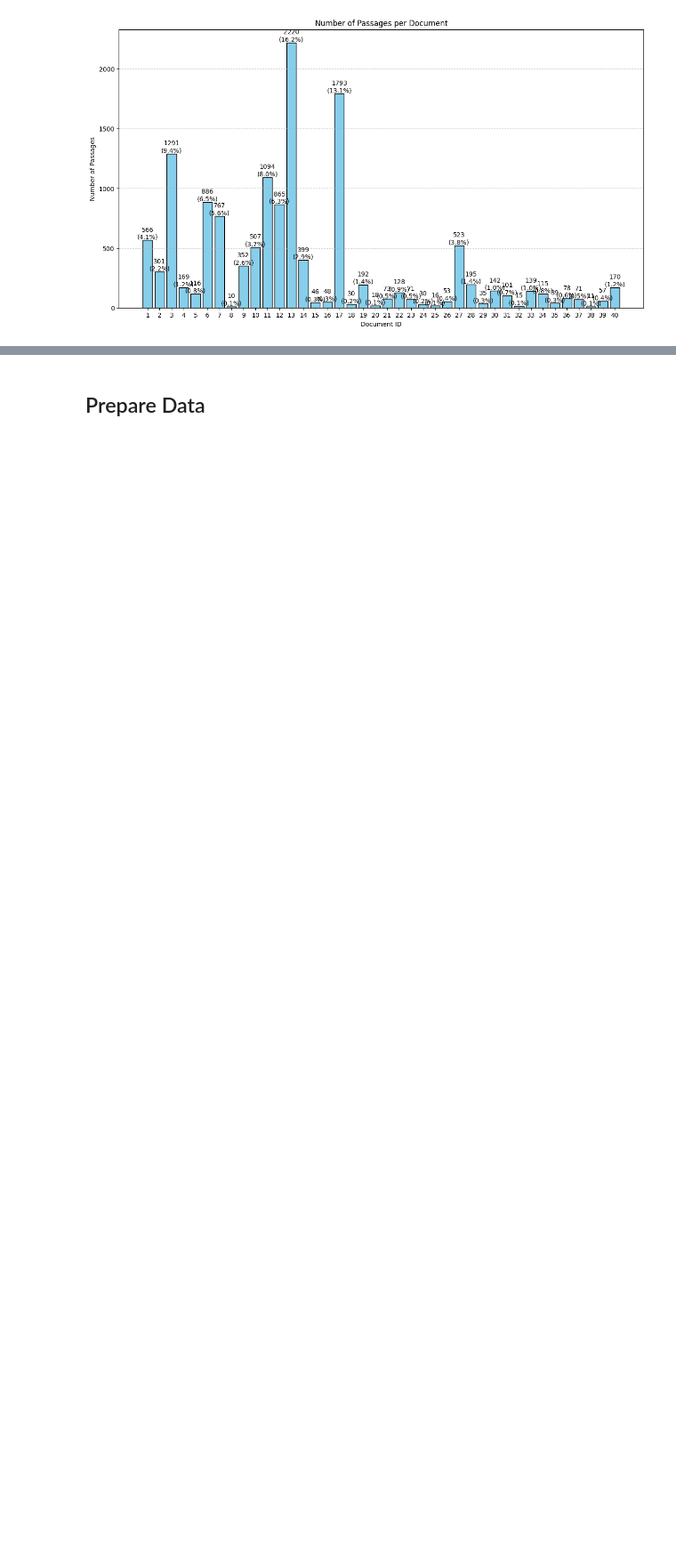
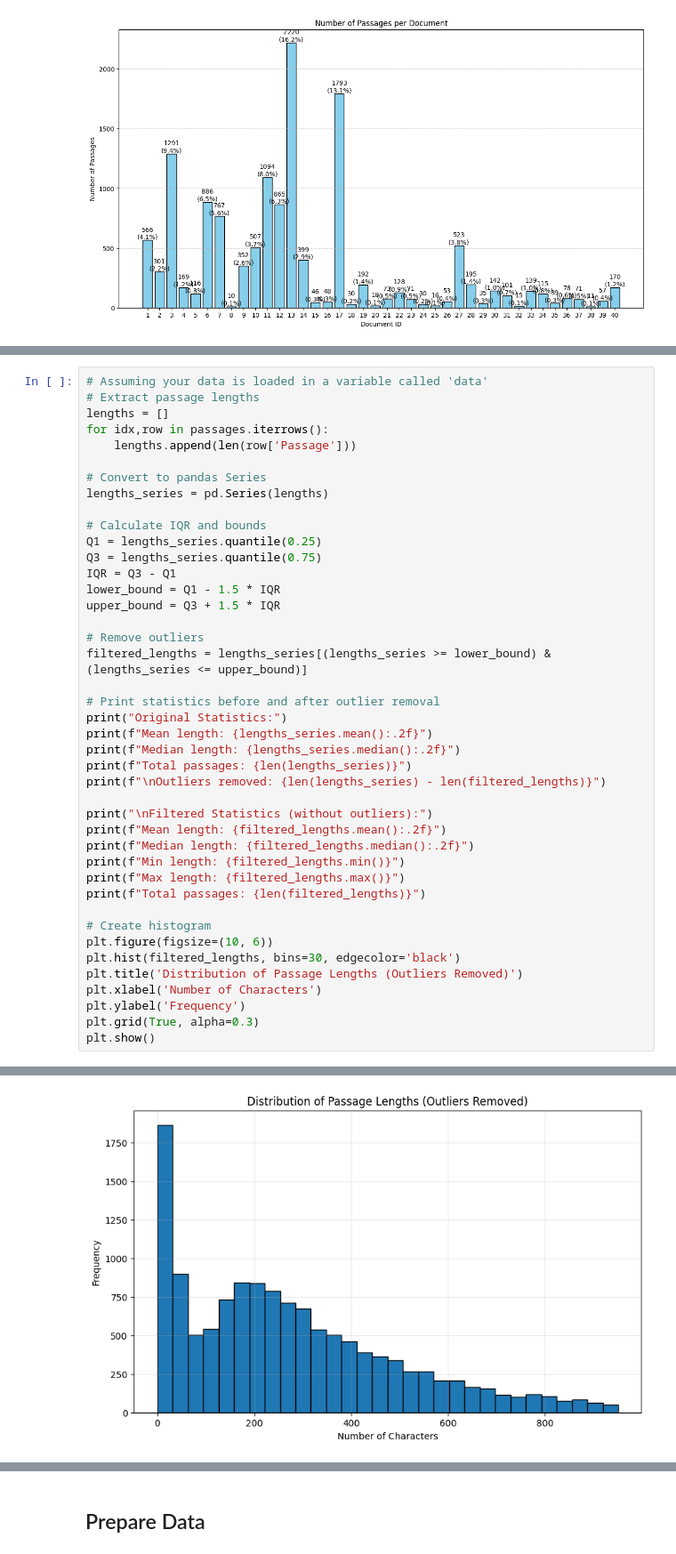
Before and after one commit to davidsequera/LegalRanker, a Jupyter notebook: main.ipynb, the cells around one changed output, grey strips where cells are left out. Shown at 89% size. Saved outputs shown, nothing was run; the diff lists cells and outputs as text; blank space fills up the shorter version.

```diff
--- a/main.ipynb
+++ b/main.ipynb
@@ -247,3 +257,46 @@ plt.ylabel('Frequency')
 plt.show()
 # %% [output]
 [figure]
+# %%
+# Assuming your data is loaded in a variable called 'data'
+# Extract passage lengths
+lengths = []
+for idx,row in passages.iterrows():
+    lengths.append(len(row['Passage']))
+
+# Convert to pandas Series
+lengths_series = pd.Series(lengths)
+
+# Calculate IQR and bounds
+Q1 = lengths_series.quantile(0.25)
+Q3 = lengths_series.quantile(0.75)
+IQR = Q3 - Q1
+lower_bound = Q1 - 1.5 * IQR
+upper_bound = Q3 + 1.5 * IQR
+
+# Remove outliers
+filtered_lengths = lengths_series[(lengths_series >= lower_bound) & (lengths_series <= upper_bound)]
+
+# Print statistics before and after outlier removal
+print("Original Statistics:")
+print(f"Mean length: {lengths_series.mean():.2f}")
+print(f"Median length: {lengths_series.median():.2f}")
+print(f"Total passages: {len(lengths_series)}")
+print(f"\nOutliers removed: {len(lengths_series) - len(filtered_lengths)}")
+
+print("\nFiltered Statistics (without outliers):")
+print(f"Mean length: {filtered_lengths.mean():.2f}")
+print(f"Median length: {filtered_lengths.median():.2f}")
+print(f"Min length: {filtered_lengths.min()}")
+print(f"Max length: {filtered_lengths.max()}")
+print(f"Total passages: {len(filtered_lengths)}")
+
+# Create histogram
+plt.figure(figsize=(10, 6))
+plt.hist(filtered_lengths, bins=30, edgecolor='black')
+plt.title('Distribution of Passage Lengths (Outliers Removed)')
+plt.xlabel('Number of Characters')
+plt.ylabel('Frequency')
+plt.grid(True, alpha=0.3)
+plt.show()
+# %% [output]
@@ -249,0 +316 @@ plt.show()
+[figure, added]
```
Also changed, not shown: parts of 50 cells of this notebook.
